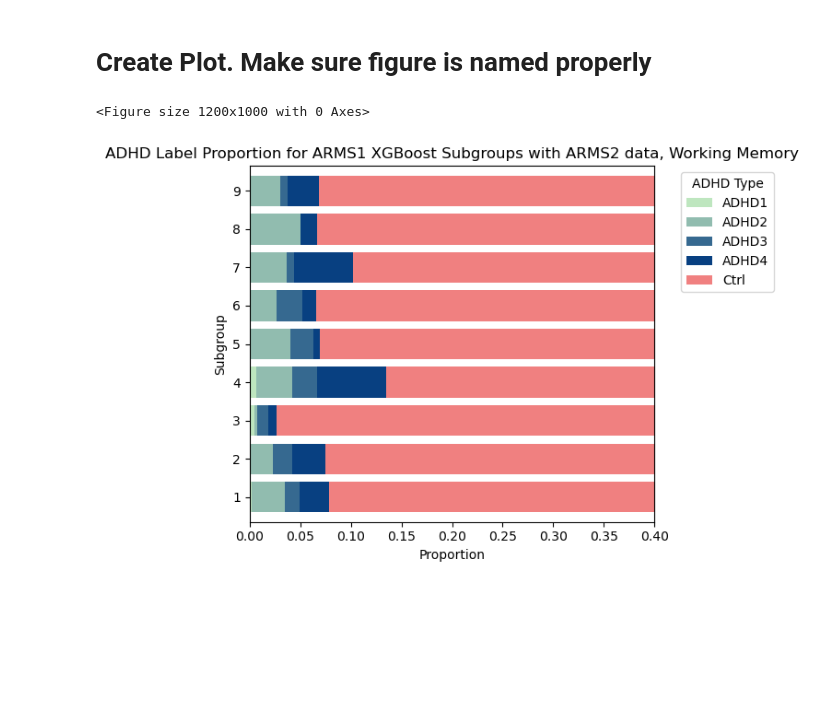
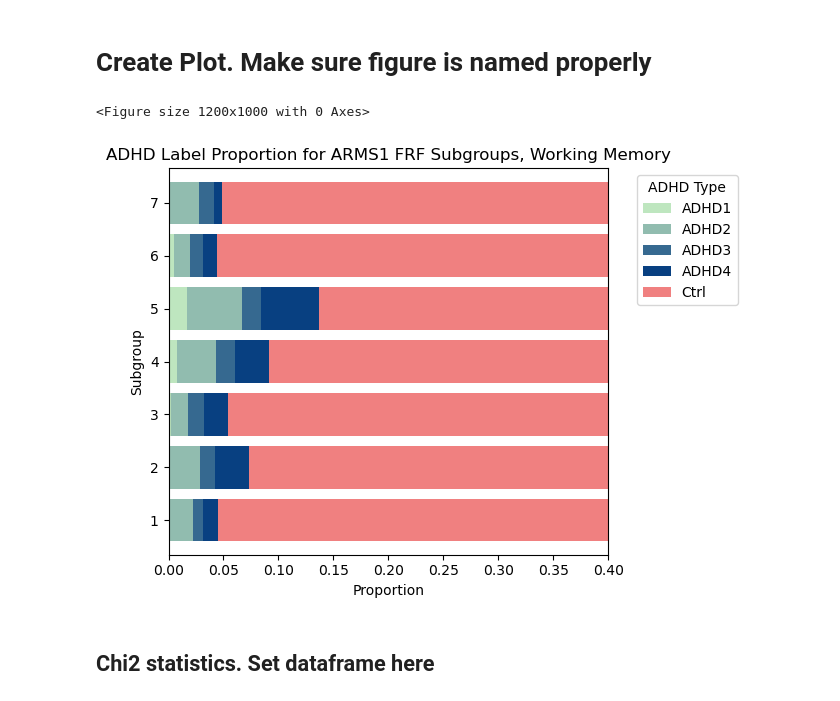
Before and after one commit to lundq163/FRF_results_viz, a Jupyter notebook: refactor/ADHD_horiz_label_fig.ipynb, the cells around one changed output. Saved outputs shown, nothing was run; the diff lists cells and outputs as text; code cells hidden in the pictures; blank space fills up the shorter version.

```diff
--- a/refactor/ADHD_horiz_label_fig.ipynb
+++ b/refactor/ADHD_horiz_label_fig.ipynb
@@ -317,7 +308,7 @@ proportion_data_arms1
 # %%
 #pivot the data to prepare it for visualization
 
-df_pivot = proportion_data_arms1.pivot(index='community', columns='ADHD_label', values='proportion')
+df_pivot = proportion_data_arms2.pivot(index='community', columns='ADHD_label', values='proportion')
 df_pivot = df_pivot.sort_index()
 df_pivot
 # %% [output]
@@ -346,33 +392,36 @@ end_color = gradient_color(1.0)
 custom_cmap = mcolors.LinearSegmentedColormap.from_list("custom_GnBu", [start_color, end_color], N=n_categories)
 gradient_range = [custom_cmap(1. * i / (n_categories - 2)) for i in range(n_categories - 1)]
 
 last_column_color = 'lightcoral'
 color_range = gradient_range + [last_column_color]
 
 #create the horizontal stacked bar chart
 plt.figure(figsize=(12, 10))
 ax = df_pivot.plot(kind='barh', stacked=True, width=0.8, color=color_range)
 plt.xlim(0, 0.4)
 
 #customize the plot
-plt.title('ADHD Label Proportion for ARMS1 XGBoost Subgroups with ARMS2 data, Working Memory')
+#plt.title('ADHD Label Proportion for ARMS1 XGBoost Subgroups with ARMS2 data, Working Memory')
+plt.title('ADHD Label Proportion for ARMS1 FRF Subgroups, Working Memory')
 plt.xlabel('Proportion')
 plt.ylabel('Subgroup')
 
 #remove the legend from its current position
 plt.legend().remove()
 
 #add a legend to the right of the plot
 plt.legend(title='ADHD Type', bbox_to_anchor=(1.05, 1), loc='upper left')
 
 #add percentage labels on the bars
 #for c in ax.containers:
 #    ax.bar_label(c, fmt='%.2f%%', label_type='center')
 
 #adjust layout and display the plot
 plt.tight_layout()
-plt.savefig('./list_adhd_proportions_arms1xgb_arms2data_remake.png', dpi=300, bbox_inches='tight')
+#plt.savefig('./list_adhd_proportions_arms1xgb_arms2data_remake.png', dpi=300, bbox_inches='tight')
 plt.show()
 # %% [output]
 <Figure size 1200x1000 with 0 Axes>
-[figure, old version]
+[figure, new version]
+# %% [markdown]
+## Chi2 statistics. Set dataframe here
```
Also changed, not shown: parts of 24 cells of this notebook, 6 other files.
